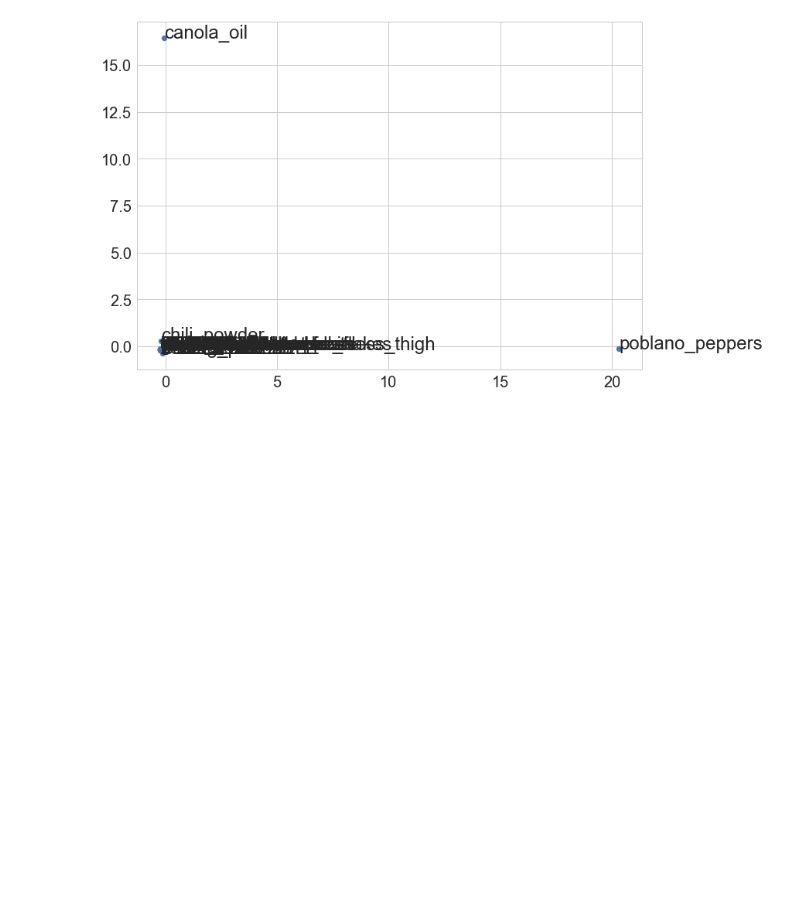
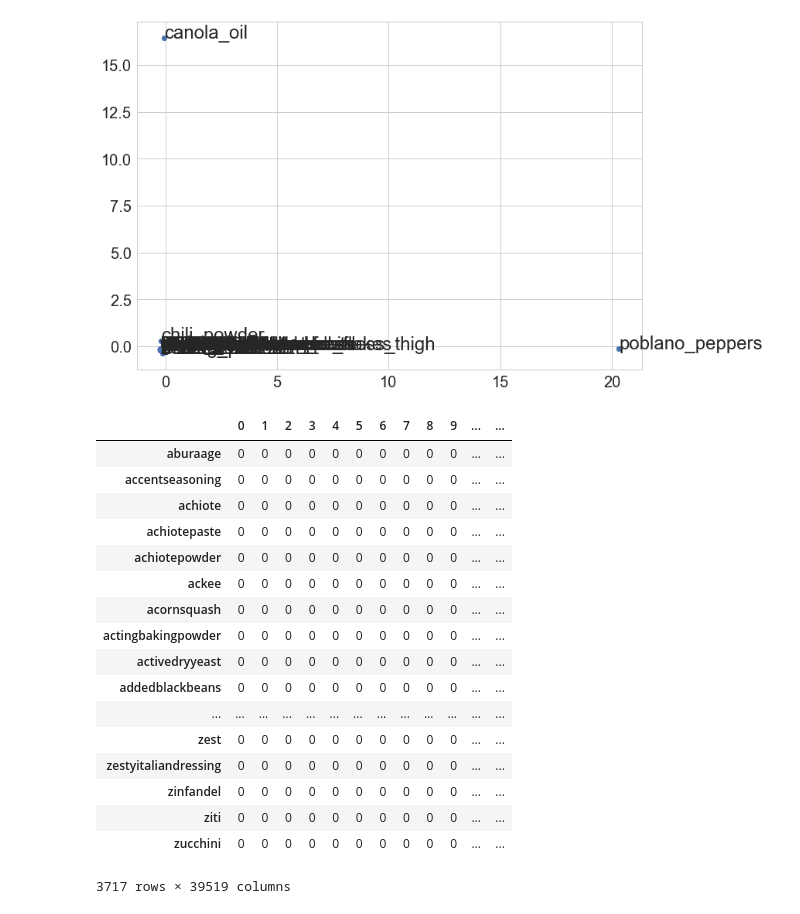
Before and after one commit to Slowika/Bag-of-Recipes, a Jupyter notebook: Exploratory_Data_Analysis.ipynb, the cells around one changed output. Saved outputs shown, nothing was run; the diff lists cells and outputs as text; code cells hidden in the pictures; blank space fills up the shorter version.

```diff
--- a/Exploratory_Data_Analysis.ipynb
+++ b/Exploratory_Data_Analysis.ipynb
@@ -337,3 +335,30 @@ X_tsne = tsne.fit_transform(transposed)
 X_tsne
 # %%
 X_pca
+# %%
+X_train = pd.read_csv('train_dataset.csv', sep='\t')
+X_train = X_train.drop('Unnamed: 0', axis=1)
+ingr_count = X_train.sum(axis=0)
+# %%
+X_train = X_train.transpose()
+# %%
+X_train
+# %% [output]
+|  | 0 | 1 | 2 | 3 | 4 | 5 | 6 | 7 | 8 | 9 | ... | ... |
+| aburaage | 0 | 0 | 0 | 0 | 0 | 0 | 0 | 0 | 0 | 0 | ... | ... |
+| accentseasoning | 0 | 0 | 0 | 0 | 0 | 0 | 0 | 0 | 0 | 0 | ... | ... |
+| achiote | 0 | 0 | 0 | 0 | 0 | 0 | 0 | 0 | 0 | 0 | ... | ... |
+| achiotepaste | 0 | 0 | 0 | 0 | 0 | 0 | 0 | 0 | 0 | 0 | ... | ... |
+| achiotepowder | 0 | 0 | 0 | 0 | 0 | 0 | 0 | 0 | 0 | 0 | ... | ... |
+| ackee | 0 | 0 | 0 | 0 | 0 | 0 | 0 | 0 | 0 | 0 | ... | ... |
+| acornsquash | 0 | 0 | 0 | 0 | 0 | 0 | 0 | 0 | 0 | 0 | ... | ... |
+| actingbakingpowder | 0 | 0 | 0 | 0 | 0 | 0 | 0 | 0 | 0 | 0 | ... | ... |
+| activedryyeast | 0 | 0 | 0 | 0 | 0 | 0 | 0 | 0 | 0 | 0 | ... | ... |
+| addedblackbeans | 0 | 0 | 0 | 0 | 0 | 0 | 0 | 0 | 0 | 0 | ... | ... |
+| ... | ... | ... | ... | ... | ... | ... | ... | ... | ... | ... | ... | ... |
+| zest | 0 | 0 | 0 | 0 | 0 | 0 | 0 | 0 | 0 | 0 | ... | ... |
+| zestyitaliandressing | 0 | 0 | 0 | 0 | 0 | 0 | 0 | 0 | 0 | 0 | ... | ... |
+| zinfandel | 0 | 0 | 0 | 0 | 0 | 0 | 0 | 0 | 0 | 0 | ... | ... |
+| ziti | 0 | 0 | 0 | 0 | 0 | 0 | 0 | 0 | 0 | 0 | ... | ... |
+| zucchini | 0 | 0 | 0 | 0 | 0 | 0 | 0 | 0 | 0 | 0 | ... | ... |
+3717 rows × 39519 columns
```
Also changed, not shown: parts of 19 cells of this notebook.
